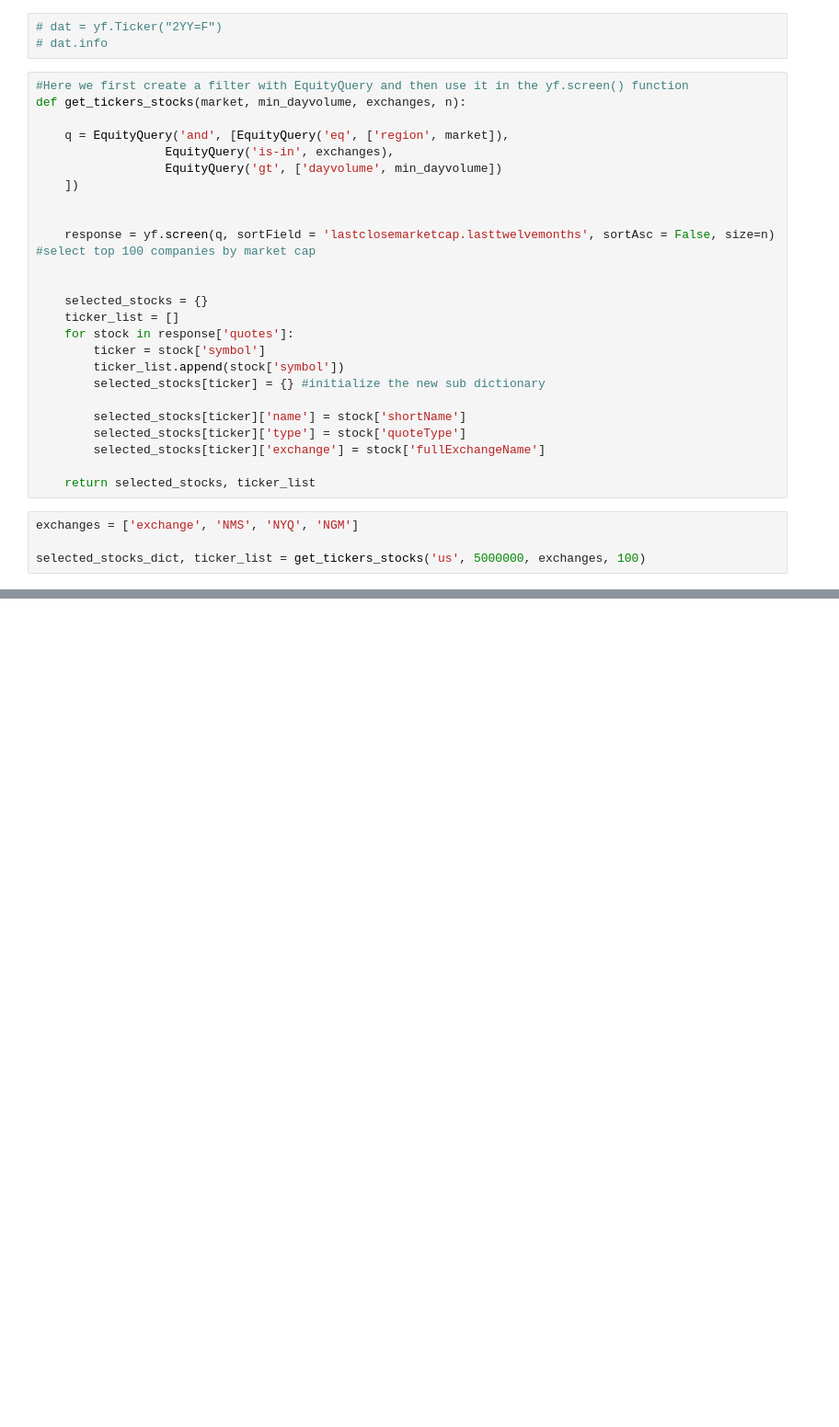
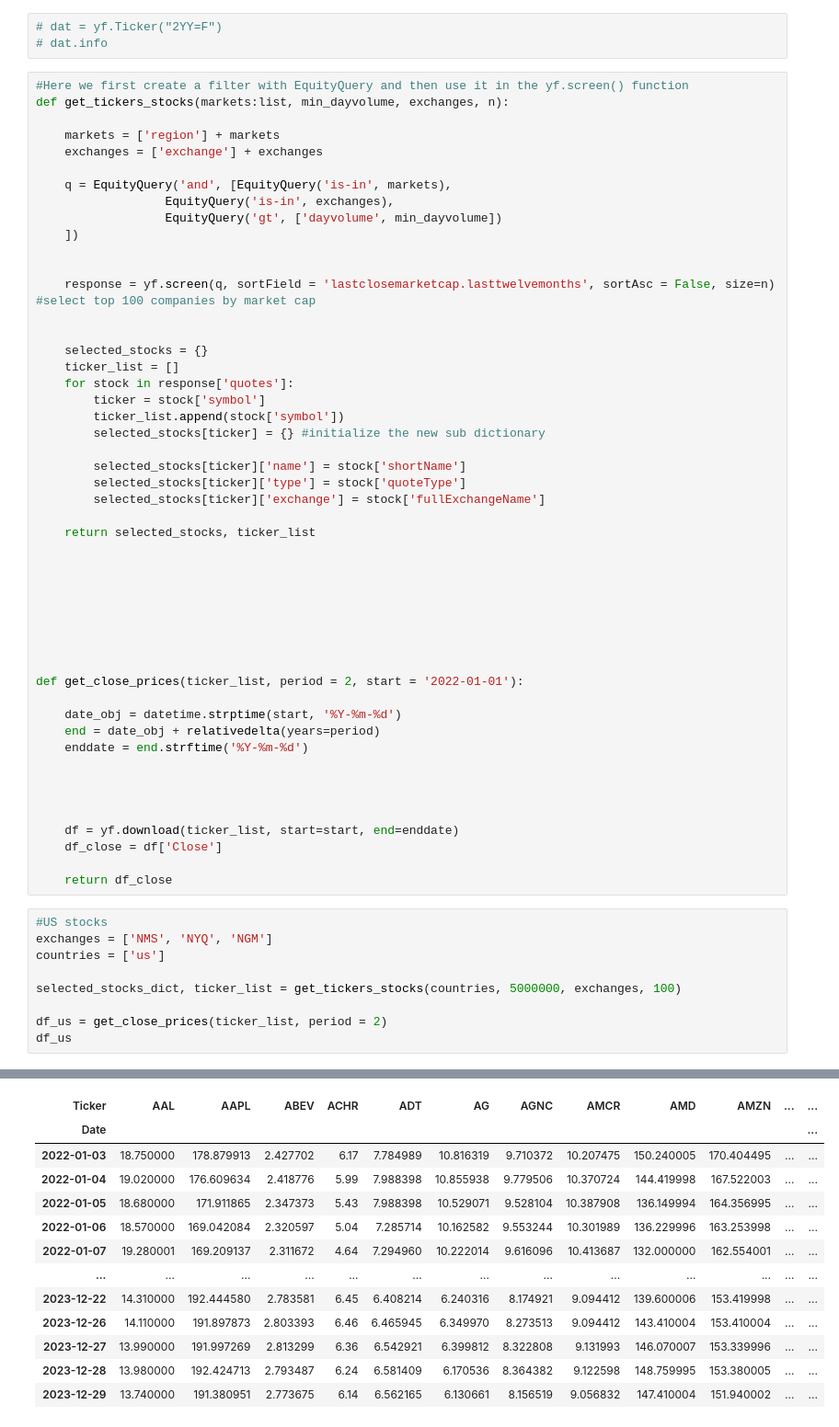
Before and after one commit to KirillKovalchuk02/thesis_clustering, a Jupyter notebook: data_process.ipynb, the cells around one changed output, grey strips where cells are left out. Shown: that part at 92% size. Saved outputs shown, nothing was run; the diff lists cells and outputs as text; blank space fills up the shorter version.

```diff
--- a/data_process.ipynb
+++ b/data_process.ipynb
@@ -14,9 +14,12 @@ from dateutil.relativedelta import relativedelta
 # dat.info
 # %%
 #Here we first create a filter with EquityQuery and then use it in the yf.screen() function
-def get_tickers_stocks(market, min_dayvolume, exchanges, n):
+def get_tickers_stocks(markets:list, min_dayvolume, exchanges, n):
 
-    q = EquityQuery('and', [EquityQuery('eq', ['region', market]),
+    markets = ['region'] + markets
+    exchanges = ['exchange'] + exchanges
+
+    q = EquityQuery('and', [EquityQuery('is-in', markets),
                   EquityQuery('is-in', exchanges),
                   EquityQuery('gt', ['dayvolume', min_dayvolume])
     ])
@@ -37,7 +40,34 @@ def get_tickers_stocks(market, min_dayvolume, exchanges, n):
         selected_stocks[ticker]['exchange'] = stock['fullExchangeName']
 
     return selected_stocks, ticker_list
+
+
+
+
+
+
+
+
+def get_close_prices(ticker_list, period = 2, start = '2022-01-01'):
+
+    date_obj = datetime.strptime(start, '%Y-%m-%d')
+    end = date_obj + relativedelta(years=period)
+    enddate = end.strftime('%Y-%m-%d')
+
+
+
+
+    df = yf.download(ticker_list, start=start, end=enddate)
+    df_close = df['Close']
+
+    return df_close
 # %%
-exchanges = ['exchange', 'NMS', 'NYQ', 'NGM']
+#US stocks
+exchanges = ['NMS', 'NYQ', 'NGM']
+countries = ['us']
 
-selected_stocks_dict, ticker_list = get_tickers_stocks('us', 5000000, exchanges, 100)
+selected_stocks_dict, ticker_list = get_tickers_stocks(countries, 5000000, exchanges, 100)
+
+df_us = get_close_prices(ticker_list, period = 2)
+df_us
+# %% [output]
@@ -43,0 +78,13 @@ selected_stocks_dict, ticker_list = get_tickers_stocks('us', 5000000, exchanges,
+| Ticker | AAL | AAPL | ABEV | ACHR | ADT | AG | AGNC | AMCR | AMD | AMZN | ... | ... |
+| Date |  |  |  |  |  |  |  |  |  |  |  | ... |
+| 2022-01-03 | 18.750000 | 178.879913 | 2.427702 | 6.17 | 7.784989 | 10.816319 | 9.710372 | 10.207475 | 150.240005 | 170.404495 | ... | ... |
+| 2022-01-04 | 19.020000 | 176.609634 | 2.418776 | 5.99 | 7.988398 | 10.855938 | 9.779506 | 10.370724 | 144.419998 | 167.522003 | ... | ... |
+| 2022-01-05 | 18.680000 | 171.911865 | 2.347373 | 5.43 | 7.988398 | 10.529071 | 9.528104 | 10.387908 | 136.149994 | 164.356995 | ... | ... |
+| 2022-01-06 | 18.570000 | 169.042084 | 2.320597 | 5.04 | 7.285714 | 10.162582 | 9.553244 | 10.301989 | 136.229996 | 163.253998 | ... | ... |
+| 2022-01-07 | 19.280001 | 169.209137 | 2.311672 | 4.64 | 7.294960 | 10.222014 | 9.616096 | 10.413687 | 132.000000 | 162.554001 | ... | ... |
+| ... | ... | ... | ... | ... | ... | ... | ... | ... | ... | ... | ... | ... |
+| 2023-12-22 | 14.310000 | 192.444580 | 2.783581 | 6.45 | 6.408214 | 6.240316 | 8.174921 | 9.094412 | 139.600006 | 153.419998 | ... | ... |
+| 2023-12-26 | 14.110000 | 191.897873 | 2.803393 | 6.46 | 6.465945 | 6.349970 | 8.273513 | 9.094412 | 143.410004 | 153.410004 | ... | ... |
+| 2023-12-27 | 13.990000 | 191.997269 | 2.813299 | 6.36 | 6.542921 | 6.399812 | 8.322808 | 9.131993 | 146.070007 | 153.339996 | ... | ... |
+| 2023-12-28 | 13.980000 | 192.424713 | 2.793487 | 6.24 | 6.581409 | 6.170536 | 8.364382 | 9.122598 | 148.759995 | 153.380005 | ... | ... |
+| 2023-12-29 | 13.740000 | 191.380951 | 2.773675 | 6.14 | 6.562165 | 6.130661 | 8.156519 | 9.056832 | 147.410004 | 151.940002 | ... | ... |
```
Also changed, not shown: parts of 5 cells of this notebook.
